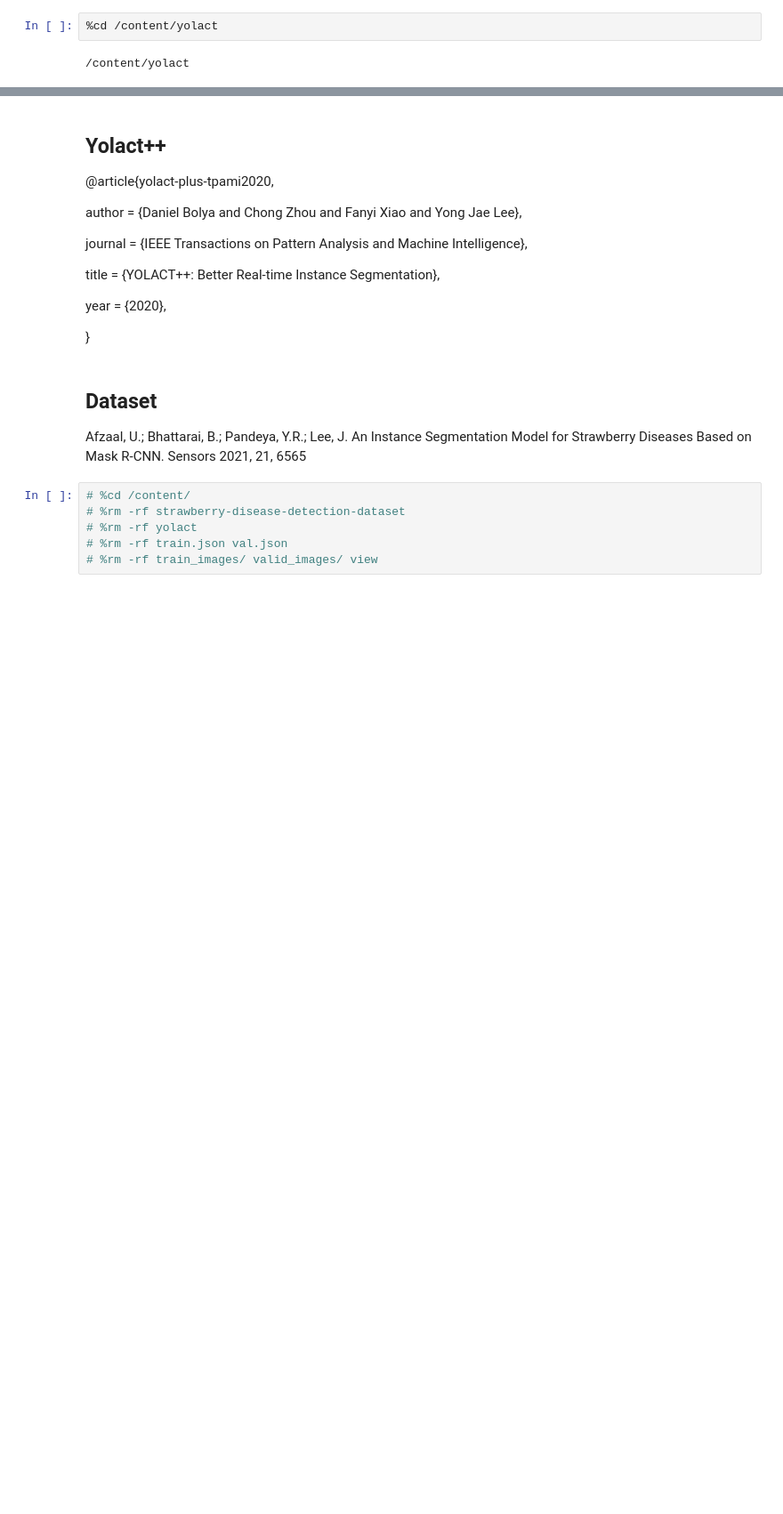
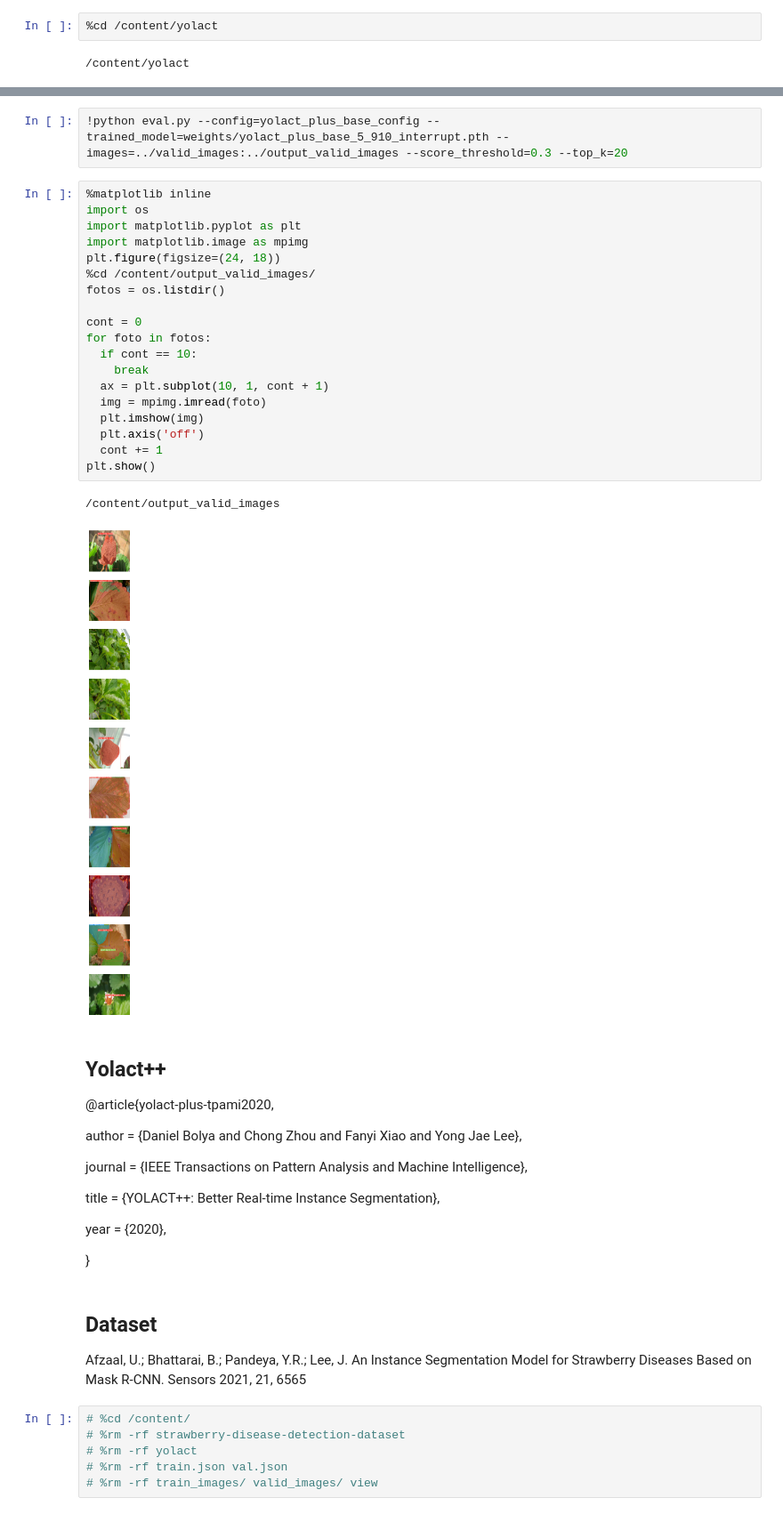
Before and after one commit to Matheus2608/Data-Science, a Jupyter notebook: Projeto3.ipynb, the cells around one changed output, grey strips where cells are left out. Shown at 89% size. Cells and saved outputs as stored; diff of their text form; blank space fills up the shorter version.

```diff
--- a/Projeto3.ipynb
+++ b/Projeto3.ipynb
@@ -172,3 +207,27 @@ Traceback (most recent call last):
+# %%
+!python eval.py --config=yolact_plus_base_config --trained_model=weights/yolact_plus_base_5_910_interrupt.pth --images=../valid_images:../output_valid_images --score_threshold=0.3 --top_k=20
+# %%
+%matplotlib inline
+import os
+import matplotlib.pyplot as plt
+import matplotlib.image as mpimg
+plt.figure(figsize=(24, 18))
+%cd /content/output_valid_images/
+fotos = os.listdir()
+
+cont = 0
+for foto in fotos:
+  if cont == 10:
+    break
+  ax = plt.subplot(10, 1, cont + 1)
+  img = mpimg.imread(foto)
+  plt.imshow(img)
+  plt.axis('off')
+  cont += 1
+plt.show()
+# %% [output]
+/content/output_valid_images
+[figure, added]
 # %% [markdown]
 ## Yolact++
 @article{yolact-plus-tpami2020,
```
Also changed, not shown: parts of 8 cells of this notebook.
